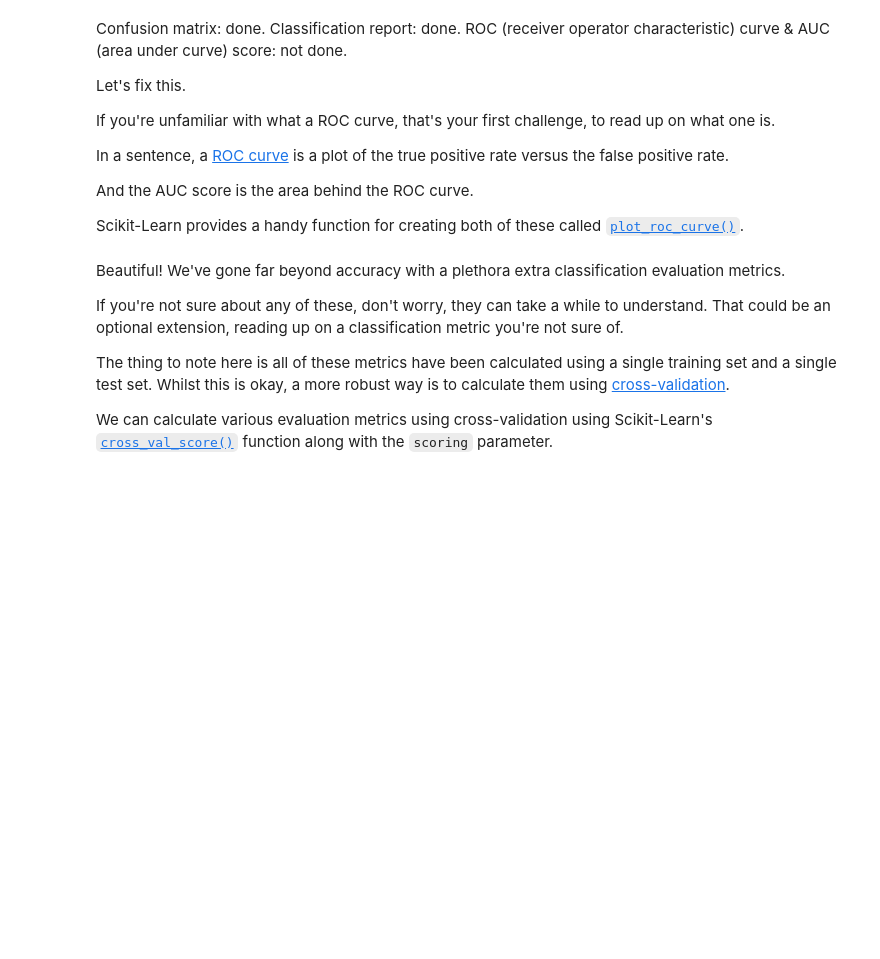
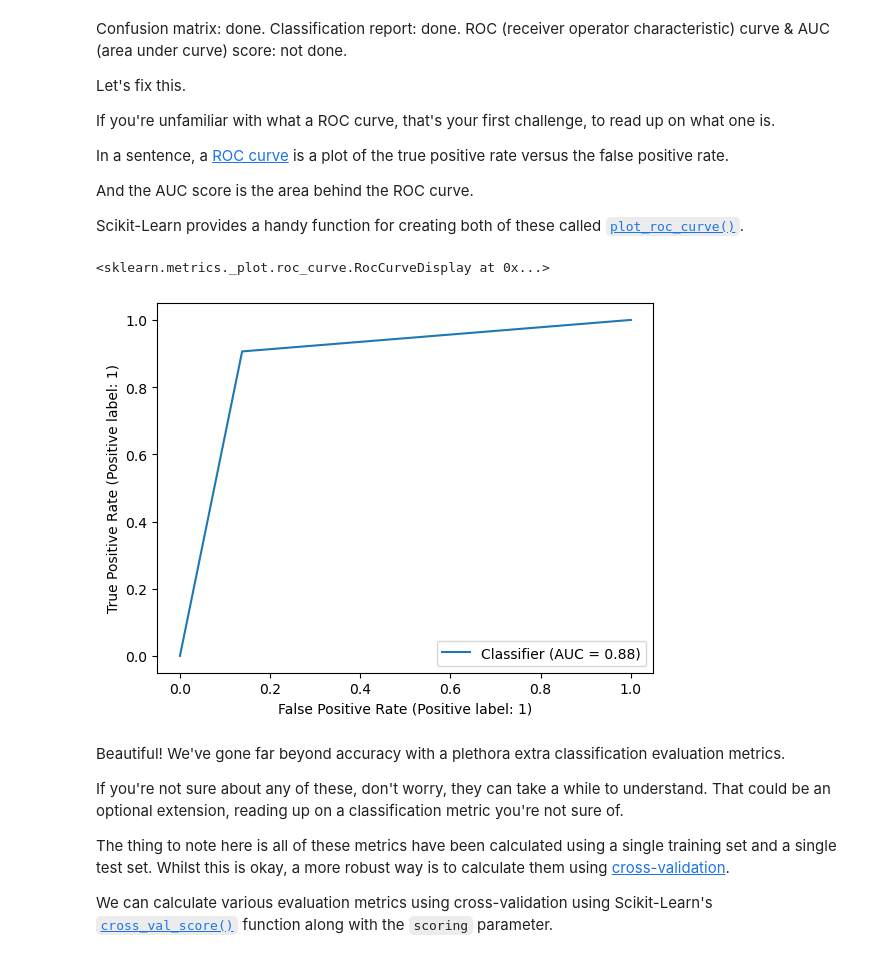
Before and after one commit to lnsayer/udemy_ml_course, a Jupyter notebook: scikit-learn-exercises.ipynb, the cells around one changed output. Saved outputs shown, nothing was run; the diff lists cells and outputs as text; code cells hidden in the pictures; blank space fills up the shorter version.

```diff
--- a/scikit-learn-exercises.ipynb
+++ b/scikit-learn-exercises.ipynb
@@ -493,7 +528,10 @@ And the AUC score is the area behind the ROC curve.
 Scikit-Learn provides a handy function for creating both of these called [`plot_roc_curve()`](https://scikit-learn.org/stable/modules/generated/sklearn.metrics.plot_roc_curve.html).
 # %%
 # Plot a ROC curve using our current machine learning model using plot_roc_curve
-###
+RocCurveDisplay.from_predictions(y_test, y_preds)
+# %% [output]
+<sklearn.metrics._plot.roc_curve.RocCurveDisplay at 0x...>
+[figure, added]
 # %% [markdown]
 Beautiful! We've gone far beyond accuracy with a plethora extra classification evaluation metrics.
 
```
Also changed, not shown: parts of 11 cells of this notebook.
